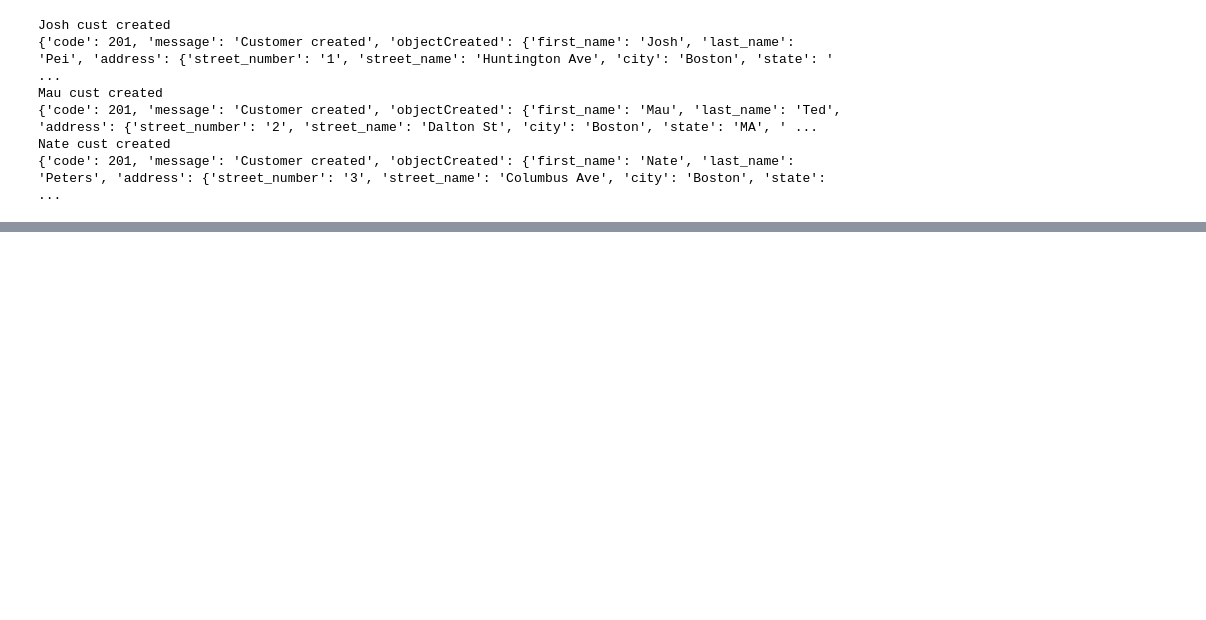
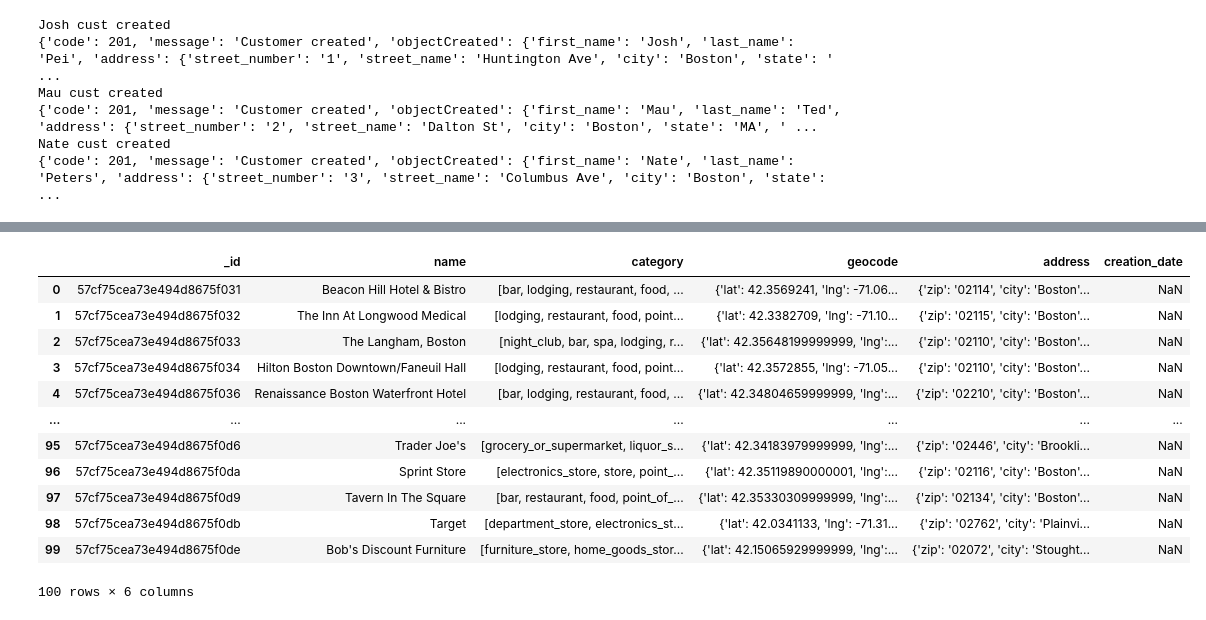
Before and after one commit to LinqingZ/financial_dashboard, a Jupyter notebook: findash_test.ipynb, the cells around one changed output, grey strips where cells are left out. Drawn from its saved outputs; the diff is of its cells as text; code cells hidden in the pictures; blank space fills up the shorter version.

```diff
--- a/findash_test.ipynb
+++ b/findash_test.ipynb
@@ -215,0 +378,22 @@ for i in josh_pur_details_list:
+# %%
+url = 'http://api.nessieisreal.com/merchants?lat=42&lng=-71&rad=25&key=3082fde6c2b312a096ca60721a12c065'
+
+resp = requests.get(url)
+# print(resp.json())
+# data = pd.read_json(resp.json(), orient='list')
+pd.DataFrame.from_records(resp.json()).head(100)
+# or pd.json_normalize(data)
+# %% [output]
+|  | _id | name | category | geocode | address | creation_date |
+| 0 | 57cf75cea73e494d8675f031 | Beacon Hill Hotel & Bistro | [bar, lodging, restaurant, food, ... | {'lat': 42.3569241, 'lng': -71.06... | {'zip': '02114', 'city': 'Boston'... | NaN |
+| 1 | 57cf75cea73e494d8675f032 | The Inn At Longwood Medical | [lodging, restaurant, food, point... | {'lat': 42.3382709, 'lng': -71.10... | {'zip': '02115', 'city': 'Boston'... | NaN |
+| 2 | 57cf75cea73e494d8675f033 | The Langham, Boston | [night_club, bar, spa, lodging, r... | {'lat': 42.35648199999999, 'lng':... | {'zip': '02110', 'city': 'Boston'... | NaN |
+| 3 | 57cf75cea73e494d8675f034 | Hilton Boston Downtown/Faneuil Hall | [lodging, restaurant, food, point... | {'lat': 42.3572855, 'lng': -71.05... | {'zip': '02110', 'city': 'Boston'... | NaN |
+| 4 | 57cf75cea73e494d8675f036 | Renaissance Boston Waterfront Hotel | [bar, lodging, restaurant, food, ... | {'lat': 42.34804659999999, 'lng':... | {'zip': '02210', 'city': 'Boston'... | NaN |
+| ... | ... | ... | ... | ... | ... | ... |
+| 95 | 57cf75cea73e494d8675f0d6 | Trader Joe's | [grocery_or_supermarket, liquor_s... | {'lat': 42.34183979999999, 'lng':... | {'zip': '02446', 'city': 'Brookli... | NaN |
+| 96 | 57cf75cea73e494d8675f0da | Sprint Store | [electronics_store, store, point_... | {'lat': 42.35119890000001, 'lng':... | {'zip': '02116', 'city': 'Boston'... | NaN |
+| 97 | 57cf75cea73e494d8675f0d9 | Tavern In The Square | [bar, restaurant, food, point_of_... | {'lat': 42.35330309999999, 'lng':... | {'zip': '02134', 'city': 'Boston'... | NaN |
+| 98 | 57cf75cea73e494d8675f0db | Target | [department_store, electronics_st... | {'lat': 42.0341133, 'lng': -71.31... | {'zip': '02762', 'city': 'Plainvi... | NaN |
+| 99 | 57cf75cea73e494d8675f0de | Bob's Discount Furniture | [furniture_store, home_goods_stor... | {'lat': 42.15065929999999, 'lng':... | {'zip': '02072', 'city': 'Stought... | NaN |
+100 rows × 6 columns
```
Also changed, not shown: parts of 28 cells of this notebook.
